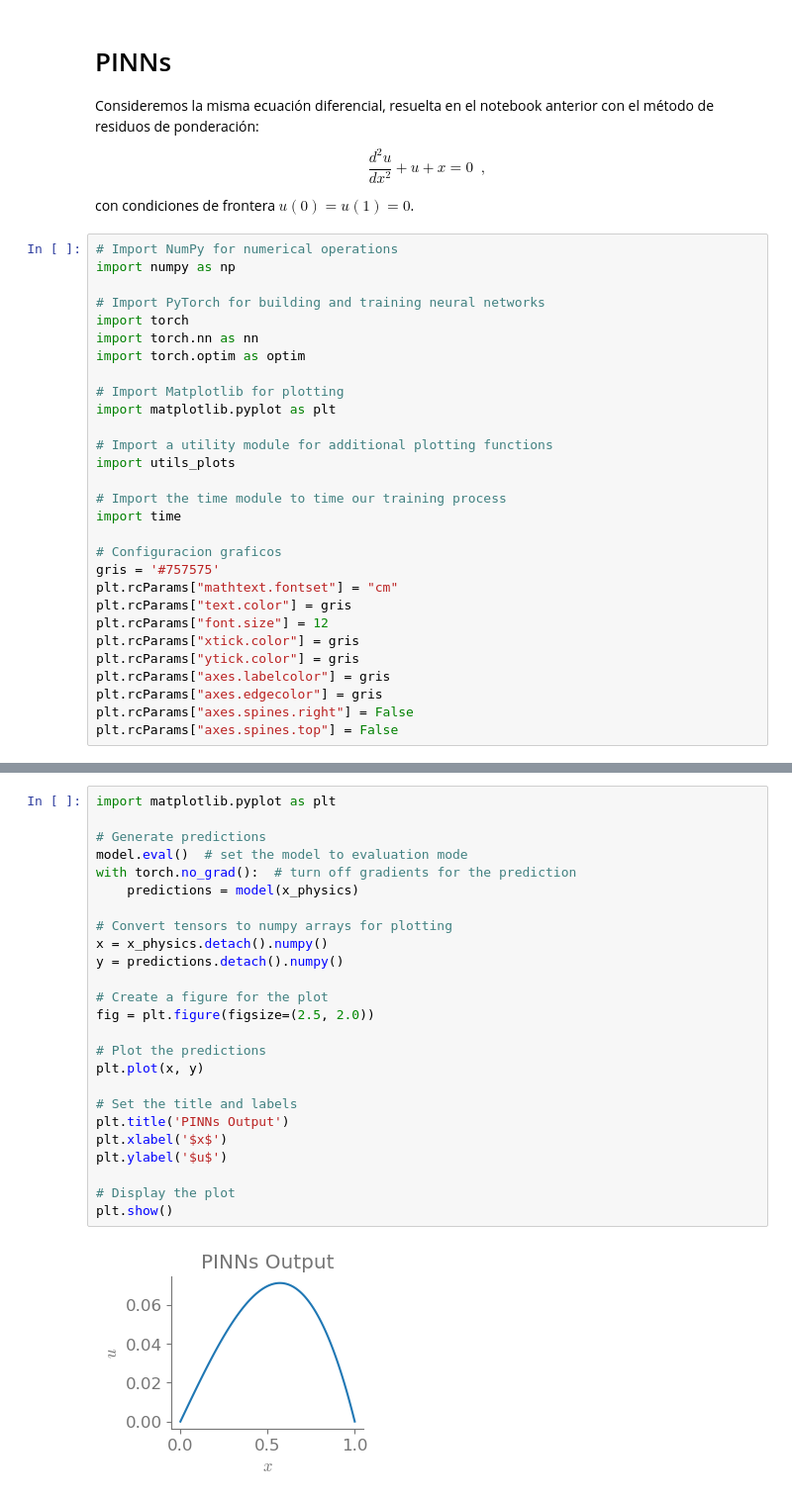
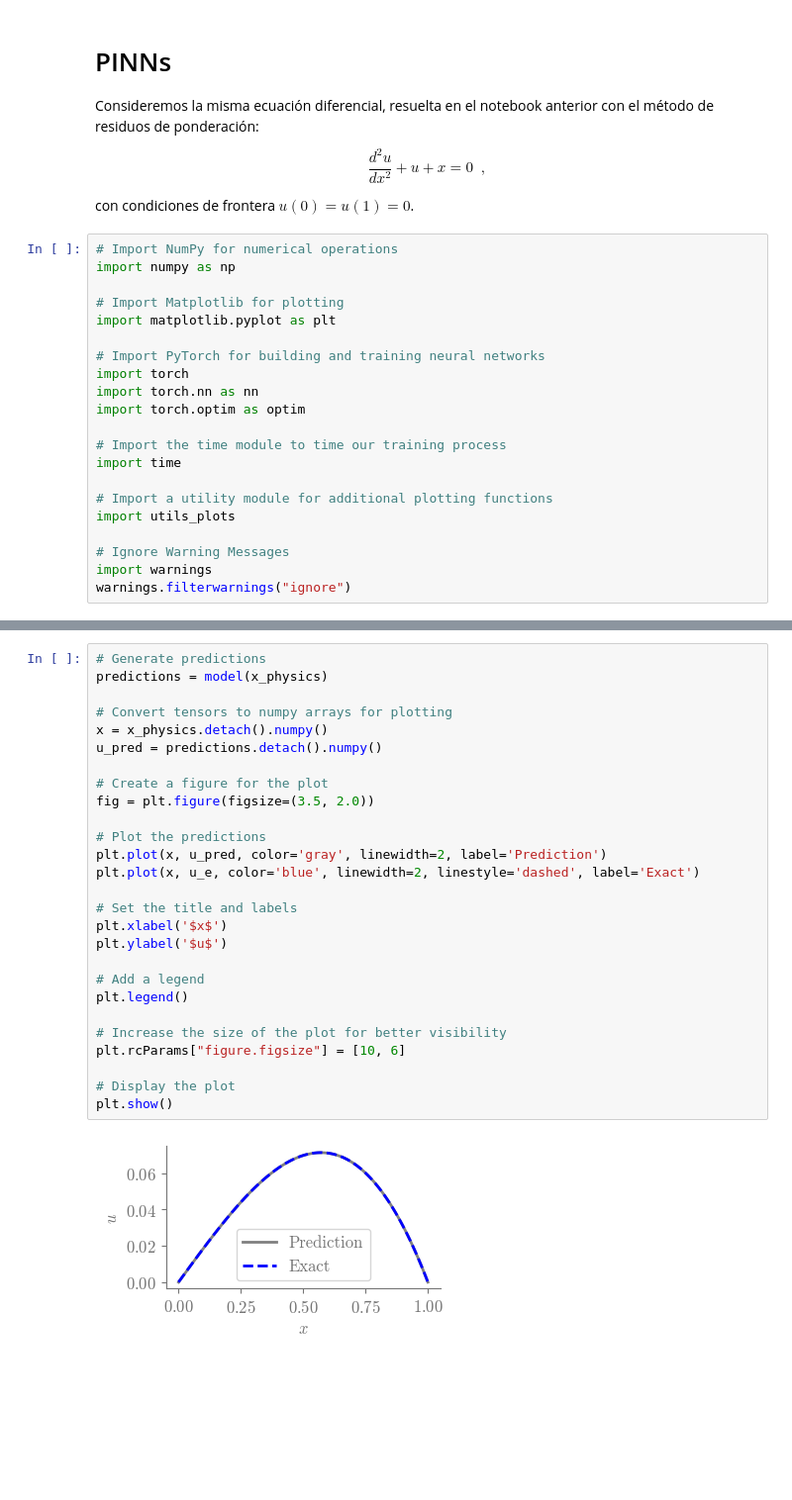
Before and after one commit to oscar-rincon/PINNs-course, a Jupyter notebook: notebooks/02_pinns.ipynb, the cells around one changed output, grey strips where cells are left out. Shown at 99% size. Saved outputs shown, nothing was run; the diff lists cells and outputs as text; blank space fills up the shorter version.

Commit message:
notebook pinns

```diff
--- a/notebooks/02_pinns.ipynb
+++ b/notebooks/02_pinns.ipynb
@@ -9,30 +9,22 @@ con condiciones de frontera $u(0)=u(1)=0$.
 # %%
 # Import NumPy for numerical operations
 import numpy as np
+
+# Import Matplotlib for plotting
+import matplotlib.pyplot as plt
 
 # Import PyTorch for building and training neural networks
 import torch
 import torch.nn as nn
 import torch.optim as optim
 
-# Import Matplotlib for plotting
-import matplotlib.pyplot as plt
+# Import the time module to time our training process
+import time
 
 # Import a utility module for additional plotting functions
 import utils_plots
 
-# Import the time module to time our training process
-import time
-
-# Configuracion graficos
-gris = '#757575'
-plt.rcParams["mathtext.fontset"] = "cm"
-plt.rcParams["text.color"] = gris
-plt.rcParams["font.size"] = 12
-plt.rcParams["xtick.color"] = gris
-plt.rcParams["ytick.color"] = gris
-plt.rcParams["axes.labelcolor"] = gris
-plt.rcParams["axes.edgecolor"] = gris
-plt.rcParams["axes.spines.right"] = False
-plt.rcParams["axes.spines.top"] = False
+# Ignore Warning Messages
+import warnings
+warnings.filterwarnings("ignore")
 # %% [markdown]
@@ -118,29 +118,31 @@ Iteration 800, Loss: 1.1896996511495672e-05
 Iteration 900, Loss: 1.2983892702322919e-05
 Iteration 1000, Loss: 9.565173968439922e-06
 # %%
-import matplotlib.pyplot as plt
-
 # Generate predictions
-model.eval()  # set the model to evaluation mode
-with torch.no_grad():  # turn off gradients for the prediction
-    predictions = model(x_physics)
+predictions = model(x_physics)
 
 # Convert tensors to numpy arrays for plotting
 x = x_physics.detach().numpy()
-y = predictions.detach().numpy()
+u_pred = predictions.detach().numpy()
 
 # Create a figure for the plot
-fig = plt.figure(figsize=(2.5, 2.0))
+fig = plt.figure(figsize=(3.5, 2.0))
 
 # Plot the predictions
-plt.plot(x, y)
+plt.plot(x, u_pred, color='gray', linewidth=2, label='Prediction')
+plt.plot(x, u_e, color='blue', linewidth=2, linestyle='dashed', label='Exact')
 
 # Set the title and labels
-plt.title('PINNs Output')
 plt.xlabel('$x$')
 plt.ylabel('$u$')
 
+# Add a legend
+plt.legend()
+
+# Increase the size of the plot for better visibility
+plt.rcParams["figure.figsize"] = [10, 6]
+
 # Display the plot
 plt.show()
 # %% [output]
-[figure, old version]
+[figure, new version]
```
Also changed, not shown: parts of 7 cells of this notebook, 1 other file.
